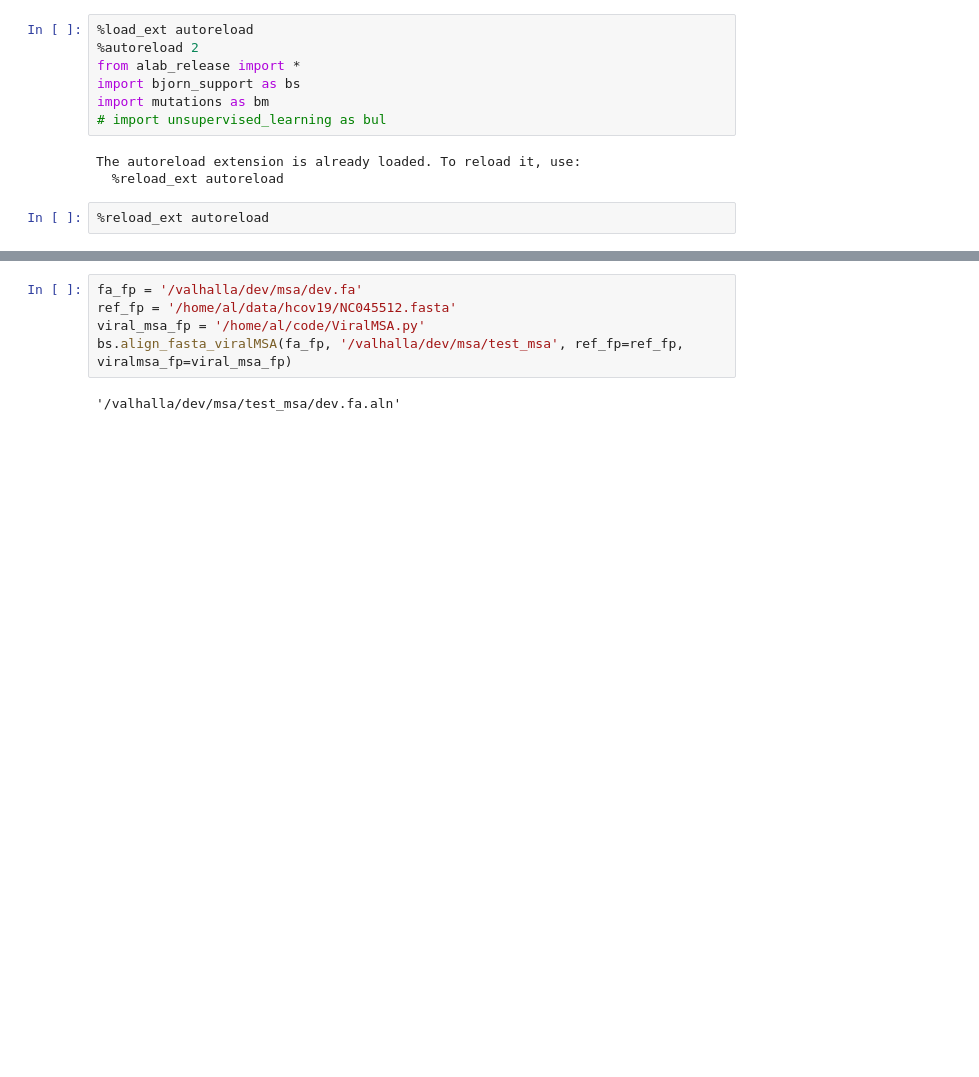
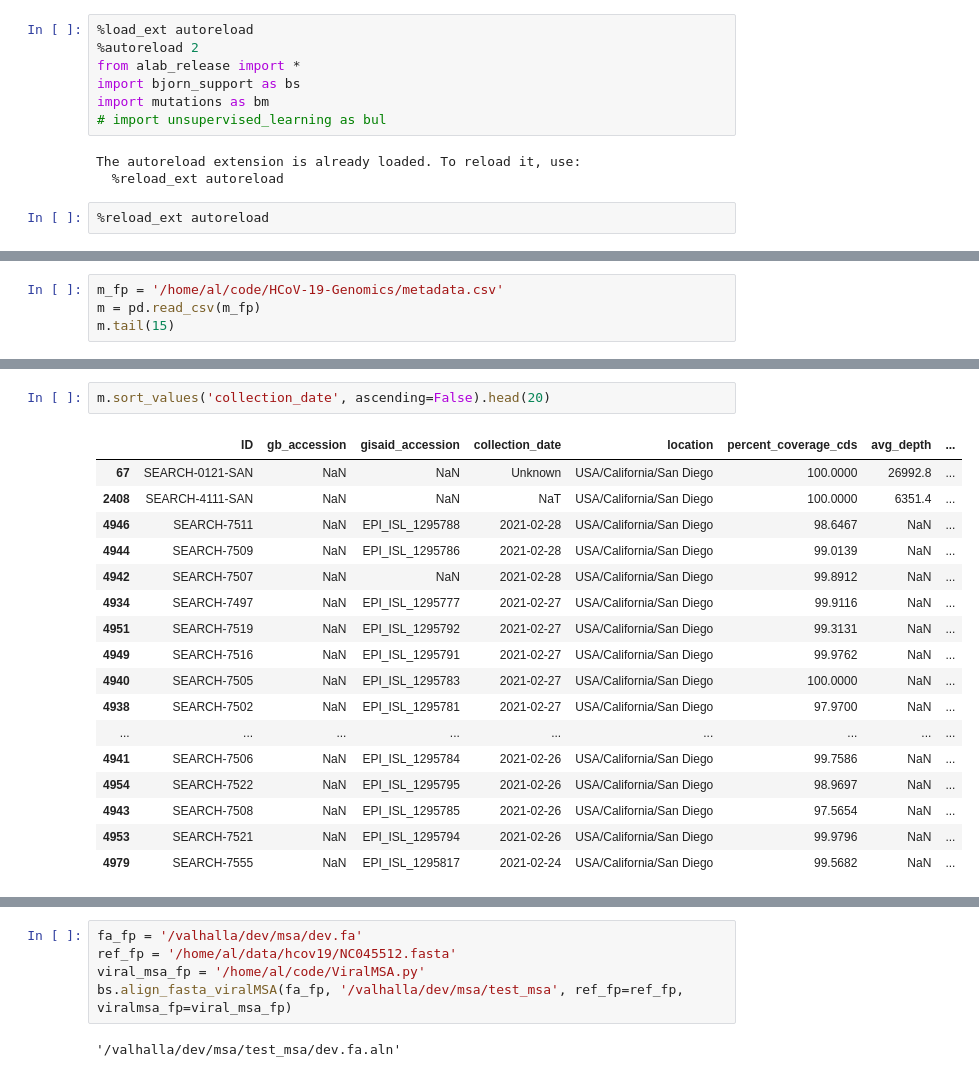
Before and after one commit to andersen-lab/bjorn, a Jupyter notebook: notebooks/release_tests.ipynb, the cells around one changed output, grey strips where cells are left out. Saved outputs shown, nothing was run; the diff lists cells and outputs as text; blank space fills up the shorter version.

```diff
--- a/notebooks/release_tests.ipynb
+++ b/notebooks/release_tests.ipynb
@@ -19,0 +170,4 @@ The autoreload extension is already loaded. To reload it, use:
+# %%
+m_fp = '/home/al/code/HCoV-19-Genomics/metadata.csv'
+m = pd.read_csv(m_fp)
+m.tail(15)
@@ -19,0 +191,20 @@ The autoreload extension is already loaded. To reload it, use:
+# %%
+m.sort_values('collection_date', ascending=False).head(20)
+# %% [output]
+|  | ID | gb_accession | gisaid_accession | collection_date | location | percent_coverage_cds | avg_depth | ... |
+| 67 | SEARCH-0121-SAN | NaN | NaN | Unknown | USA/California/San Diego | 100.0000 | 26992.8 | ... |
+| 2408 | SEARCH-4111-SAN | NaN | NaN | NaT | USA/California/San Diego | 100.0000 | 6351.4 | ... |
+| 4946 | SEARCH-7511 | NaN | EPI_ISL_1295788 | 2021-02-28 | USA/California/San Diego | 98.6467 | NaN | ... |
+| 4944 | SEARCH-7509 | NaN | EPI_ISL_1295786 | 2021-02-28 | USA/California/San Diego | 99.0139 | NaN | ... |
+| 4942 | SEARCH-7507 | NaN | NaN | 2021-02-28 | USA/California/San Diego | 99.8912 | NaN | ... |
+| 4934 | SEARCH-7497 | NaN | EPI_ISL_1295777 | 2021-02-27 | USA/California/San Diego | 99.9116 | NaN | ... |
+| 4951 | SEARCH-7519 | NaN | EPI_ISL_1295792 | 2021-02-27 | USA/California/San Diego | 99.3131 | NaN | ... |
+| 4949 | SEARCH-7516 | NaN | EPI_ISL_1295791 | 2021-02-27 | USA/California/San Diego | 99.9762 | NaN | ... |
+| 4940 | SEARCH-7505 | NaN | EPI_ISL_1295783 | 2021-02-27 | USA/California/San Diego | 100.0000 | NaN | ... |
+| 4938 | SEARCH-7502 | NaN | EPI_ISL_1295781 | 2021-02-27 | USA/California/San Diego | 97.9700 | NaN | ... |
+| ... | ... | ... | ... | ... | ... | ... | ... | ... |
+| 4941 | SEARCH-7506 | NaN | EPI_ISL_1295784 | 2021-02-26 | USA/California/San Diego | 99.7586 | NaN | ... |
+| 4954 | SEARCH-7522 | NaN | EPI_ISL_1295795 | 2021-02-26 | USA/California/San Diego | 98.9697 | NaN | ... |
+| 4943 | SEARCH-7508 | NaN | EPI_ISL_1295785 | 2021-02-26 | USA/California/San Diego | 97.5654 | NaN | ... |
+| 4953 | SEARCH-7521 | NaN | EPI_ISL_1295794 | 2021-02-26 | USA/California/San Diego | 99.9796 | NaN | ... |
+| 4979 | SEARCH-7555 | NaN | EPI_ISL_1295817 | 2021-02-24 | USA/California/San Diego | 99.5682 | NaN | ... |
```
Also changed, not shown: parts of 24 cells of this notebook, 3 other files.
